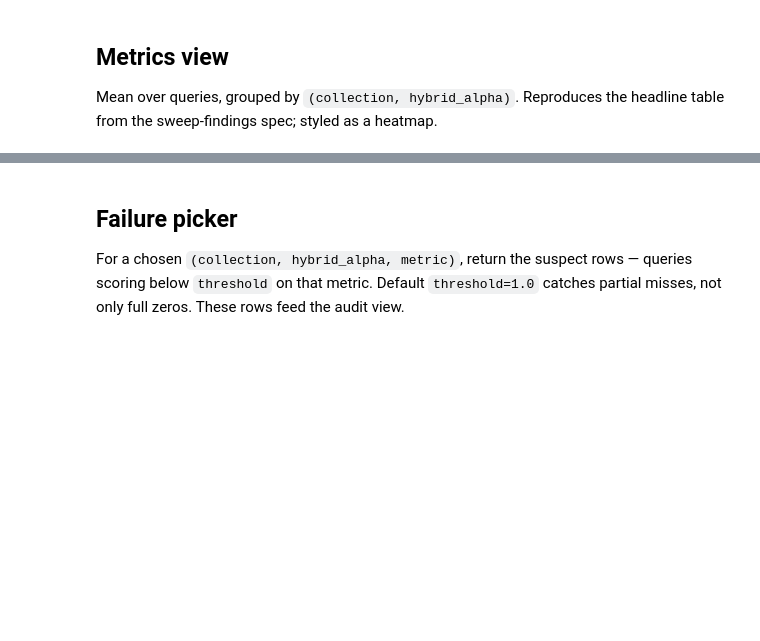
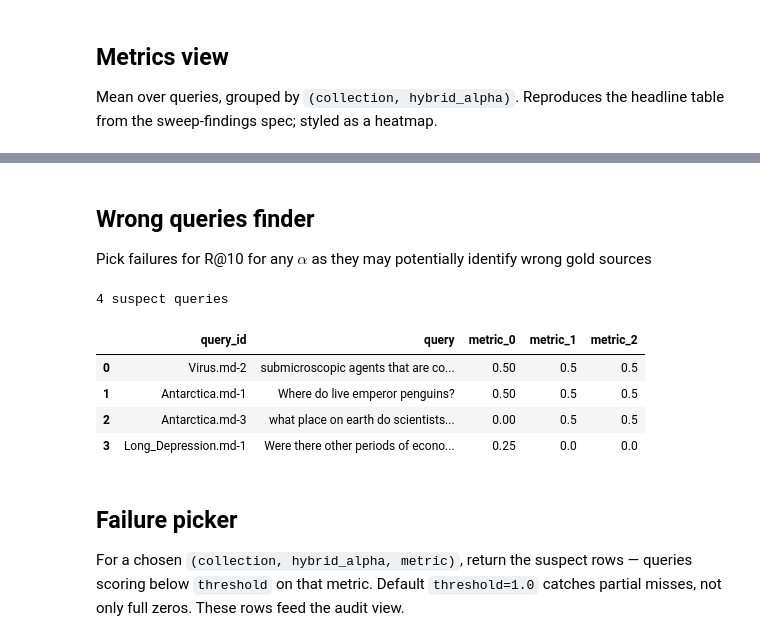
Before and after one commit to michele-orsini-71/minerva2, a Jupyter notebook: eval/notebooks/dataset_analysis.ipynb, the cells around one changed output, grey strips where cells are left out. Saved outputs shown, nothing was run; the diff lists cells and outputs as text; code cells hidden in the pictures; blank space fills up the shorter version.

```diff
--- a/eval/notebooks/phase0-analysis.ipynb
+++ b/eval/notebooks/dataset_analysis.ipynb
@@ -46,3 +46,40 @@ heatmap
+# %% [markdown]
+## Wrong queries finder
+
+Pick failures for R@10 for any $\alpha$ as they may potentially identify wrong gold sources
+# %%
+from collections import defaultdict
+
+def persistent_failures(collection: str, metric: str, threshold: float = 1.0):
+    # aggregates all_results by query id
+    by_query = defaultdict(list)
+    for r in all_results:
+        if r.collection == collection:
+            by_query[r.query_id].append(r)
+    return [rs for rs in by_query.values()
+            if all(getattr(r.metrics, metric) < threshold for r in rs)]
+
+metric = "recall_at_10"
+# failures = pick_failures("wikipedia-nollm", 0.5, metric)
+failures = persistent_failures("wikipedia-nollm", metric)
+
+print(f"{len(failures)} suspect queries")
+pd.DataFrame([
+    {
+     "query_id": r[0].query_id,
+     "query": r[0].query,
+     "metric_0": getattr(r[0].metrics, metric),
+     "metric_1": getattr(r[1].metrics, metric),
+     "metric_2": getattr(r[2].metrics, metric)}
+    for r in failures
+])
+# %% [output]
+4 suspect queries
+|  | query_id | query | metric_0 | metric_1 | metric_2 |
+| 0 | Virus.md-2 | submicroscopic agents that are co... | 0.50 | 0.5 | 0.5 |
+| 1 | Antarctica.md-1 | Where do live emperor penguins? | 0.50 | 0.5 | 0.5 |
+| 2 | Antarctica.md-3 | what place on earth do scientists... | 0.00 | 0.5 | 0.5 |
+| 3 | Long_Depression.md-1 | Were there other periods of econo... | 0.25 | 0.0 | 0.0 |
 # %% [markdown]
 ## Failure picker
 
```
Also changed, not shown: parts of 4 cells of this notebook, 4 other files.
